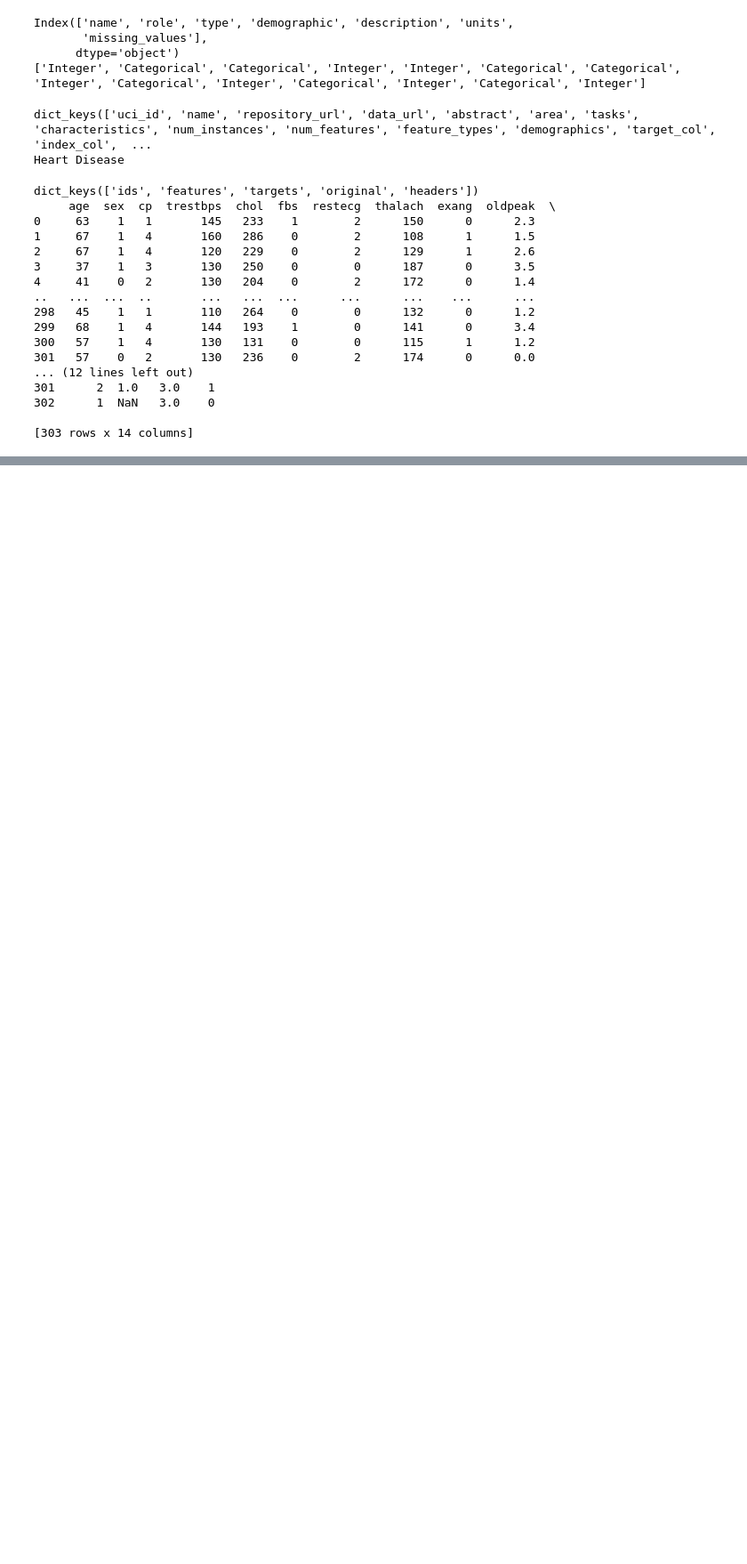
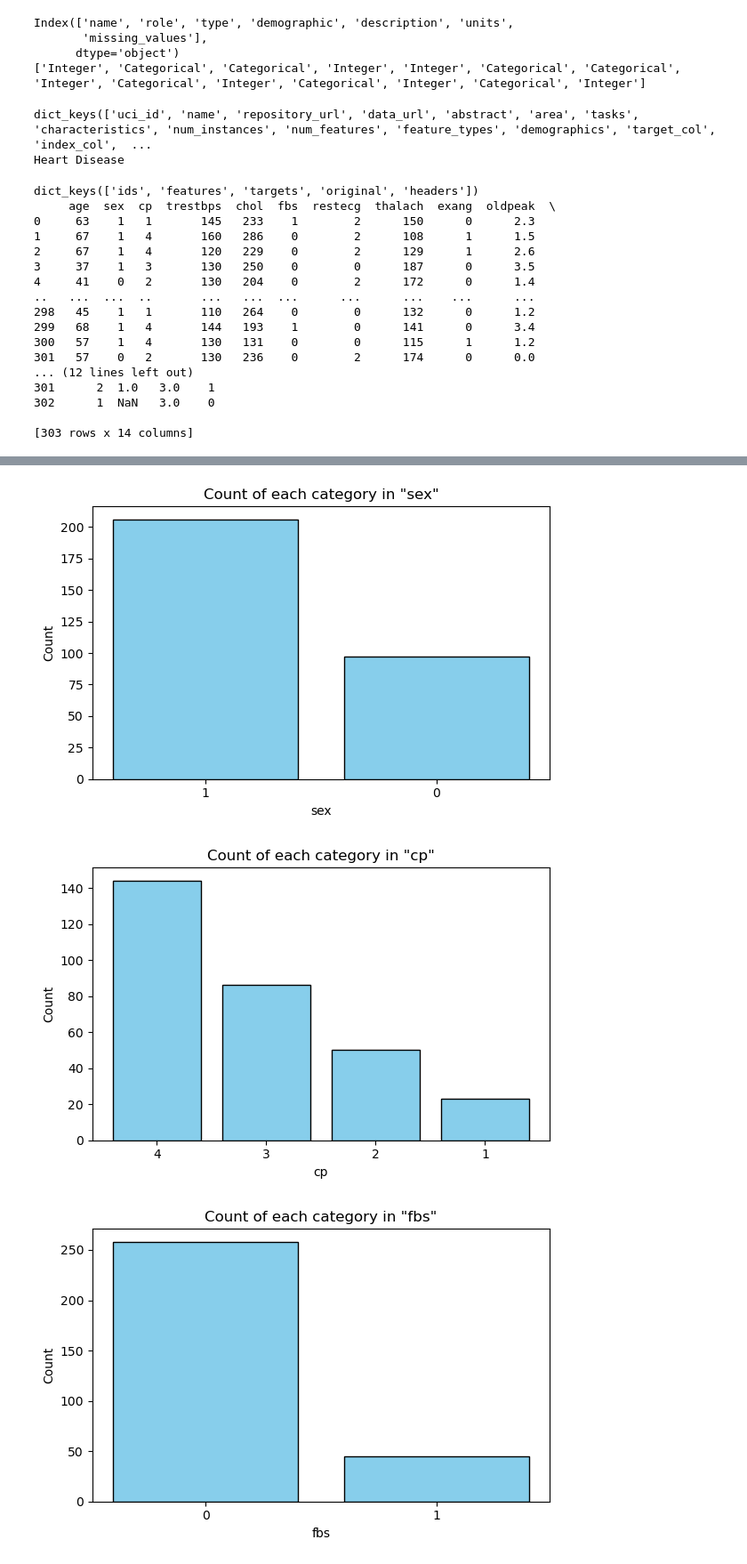
Before and after one commit to radtklau/heart_disease_prediction, a Jupyter notebook: exploration.ipynb, the cells around one changed output, grey strips where cells are left out. Shown at 89% size. Drawn from its saved outputs; the diff is of its cells as text; code cells hidden in the pictures; blank space fills up the shorter version.

```diff
--- a/exploration.ipynb
+++ b/exploration.ipynb
@@ -43,7 +43,11 @@ dict_keys(['ids', 'features', 'targets', 'original', 'headers'])
 [303 rows x 14 columns]
 # %%
 numerical_indices = variables[variables['type'] == 'Integer'].index.tolist()
-column_names = data.original.columns[numerical_indices]
-numerical_cols = data.original[column_names]
+categorical_indices = variables[variables['type'] == 'Categorical'].index.tolist()
+column_names_int = data.original.columns[numerical_indices]
+column_names_cat = data.original.columns[categorical_indices]
+numerical_cols = data.original[column_names_int]
+categorical_cols = data.original[column_names_cat]
+print(categorical_cols)
 print(numerical_cols)
 # %% [output]
@@ -70,0 +78,16 @@ ImportError: matplotlib is required for plotting when the default backend "matpl
+# %%
+for col in categorical_cols.columns:
+    plt.figure(figsize=(6, 4))
+    categorical_counts = categorical_cols[col].value_counts()
+
+    plt.bar(categorical_counts.index.astype(str), categorical_counts.values, color='skyblue', edgecolor='black')
+    plt.title(f'Count of each category in "{col}"')
+    plt.xlabel(col)
+    plt.ylabel('Count')
+    #plt.xticks(rotation=45)
+    plt.tight_layout()
+    plt.show()
+# %% [output]
+[figure, added]
+[figure, added]
+[figure, added]
```
Also changed, not shown: parts of 3 cells of this notebook.
